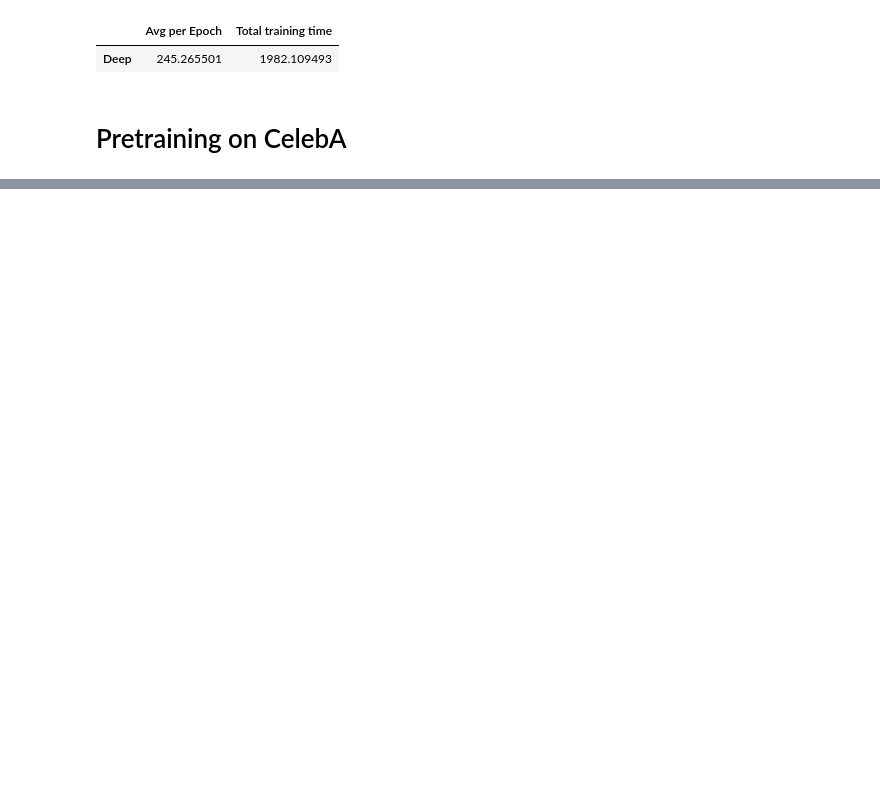
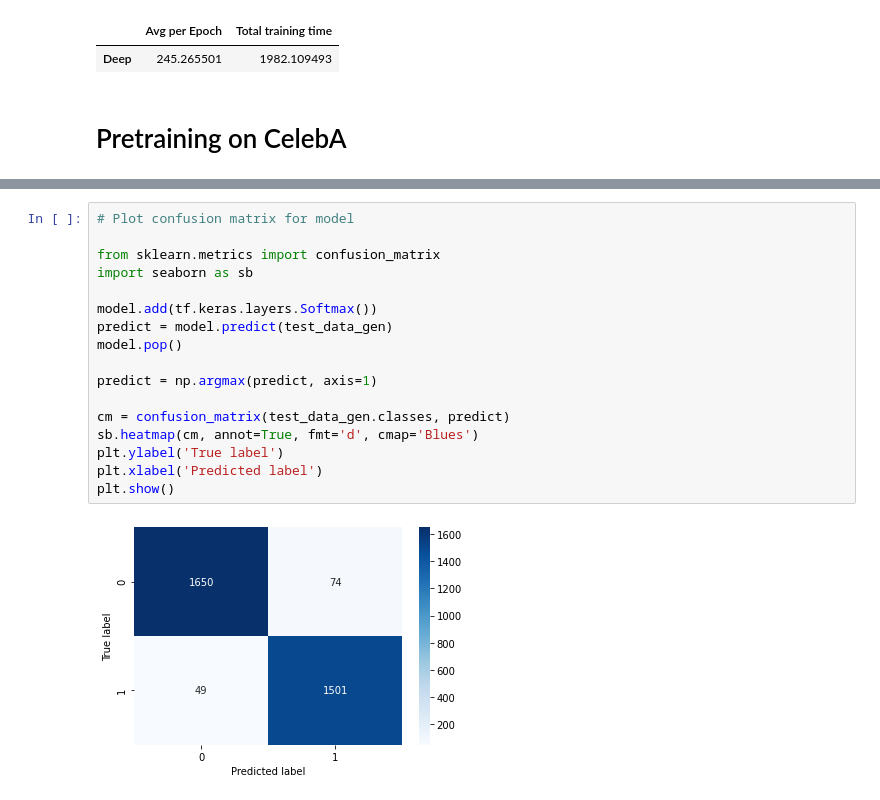
Before and after one commit to poonsinta96/GenderFacialRecognition, a Jupyter notebook: CZ4042_Project.ipynb, the cells around one changed output, grey strips where cells are left out. Drawn from its saved outputs; the diff is of its cells as text; blank space fills up the shorter version.

```diff
--- a/CZ4042_Project.ipynb
+++ b/CZ4042_Project.ipynb
@@ -803,0 +764,19 @@ ________________________________________________________________________________
+# %%
+# Plot confusion matrix for model
+
+from sklearn.metrics import confusion_matrix
+import seaborn as sb
+
+model.add(tf.keras.layers.Softmax())
+predict = model.predict(test_data_gen)
+model.pop()
+
+predict = np.argmax(predict, axis=1)
+
+cm = confusion_matrix(test_data_gen.classes, predict)
+sb.heatmap(cm, annot=True, fmt='d', cmap='Blues')
+plt.ylabel('True label')
+plt.xlabel('Predicted label')
+plt.show()
+# %% [output]
+[figure, added]
```
Also changed, not shown: parts of 88 cells of this notebook.
